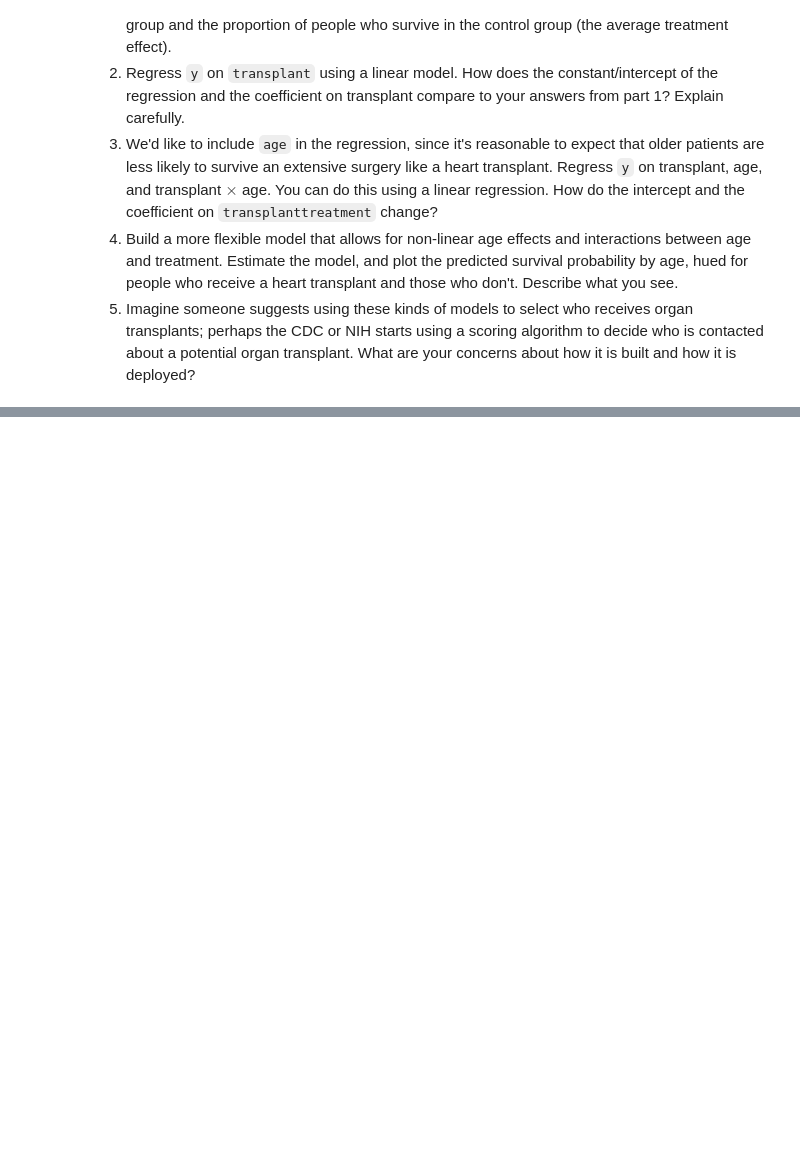
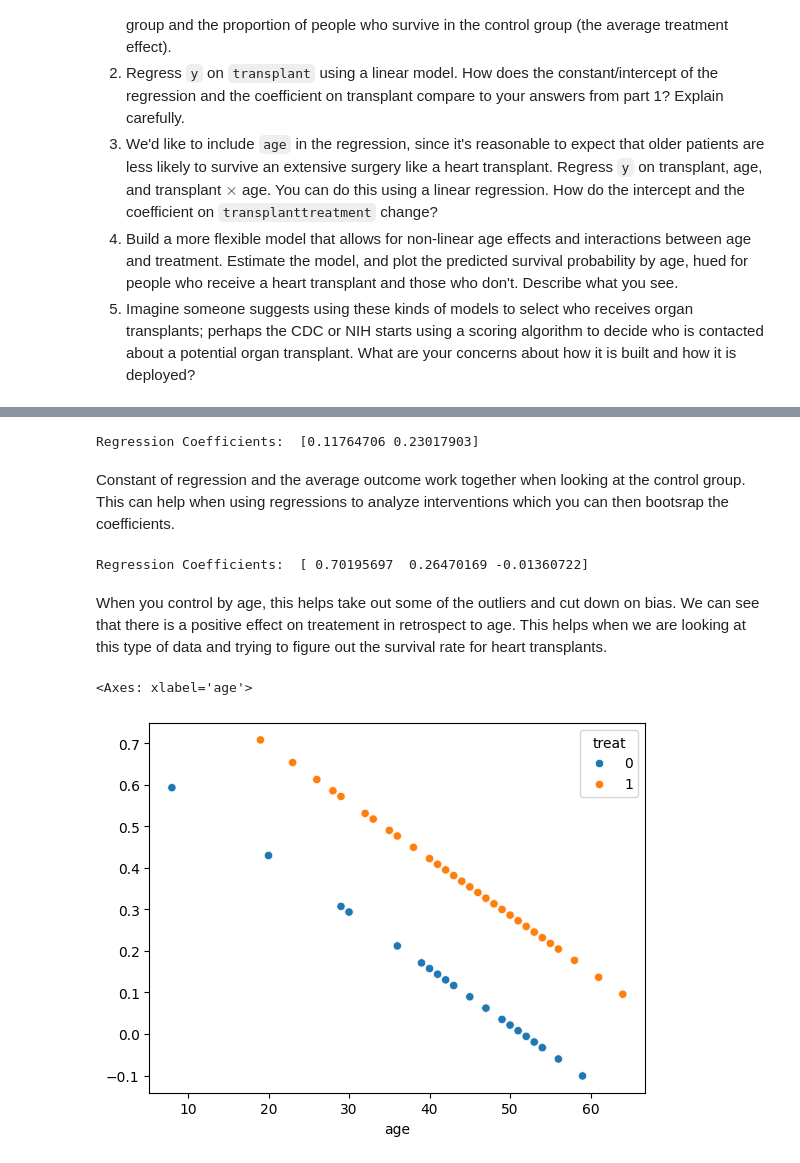
Before and after one commit to briseek/the_bootstrap3001, a Jupyter notebook: assignment_5.ipynb, the cells around one changed output, grey strips where cells are left out. Cells and saved outputs as stored; diff of their text form; code cells hidden in the pictures; blank space fills up the shorter version.

```diff
--- a/assignment_5.ipynb
+++ b/assignment_5.ipynb
@@ -156,3 +156,6 @@ max       35.000000
 3. We'd like to include `age` in the regression, since it's reasonable to expect that older patients are less likely to survive an extensive surgery like a heart transplant. Regress `y` on transplant, age, and transplant $\times$ age. You can do this using a linear regression. How do the intercept and the coefficient on `transplanttreatment` change?
 4. Build a more flexible model that allows for non-linear age effects and interactions between age and treatment. Estimate the model, and plot the predicted survival probability by age, hued for people who receive a heart transplant and those who don't. Describe what you see.
 5. Imagine someone suggests using these kinds of models to select who receives organ transplants; perhaps the CDC or NIH starts using a scoring algorithm to decide who is contacted about a potential organ transplant. What are your concerns about how it is built and how it is deployed?
+# %%
+df = pd.read_csv('/content/heart_hw.csv')
+df.tail()
@@ -158,0 +169,13 @@ max       35.000000
+# %%
+
+#q 1.
+
+df['treat'] = 0
+df['intercept'] = 1
+df.loc[ df['transplant']=='treatment','treat']=1
+
+print( pd.crosstab( df['transplant'], df['y']), '\n')
+
+# a.
+print('Proportion survived, control: ', 4/34, '\n')
+print('Average treatment effect: ', 24/(24+45)-4/(30+4))
@@ -158,0 +191,36 @@ max       35.000000
+# %%
+#q 2.
+
+from sklearn.linear_model import LinearRegression
+
+y = df['y']
+X = df.loc[:,['intercept', 'treat'] ]
+
+reg = LinearRegression(fit_intercept=False).fit(X,y)
+
+print('Regression Coefficients: ', reg.coef_)
+# %% [output]
+Regression Coefficients:  [0.11764706 0.23017903]
+# %% [markdown]
+ Constant of regression and the average outcome work together when looking at the control group. This can help when using regressions to analyze interventions which you can then bootsrap the coefficients.
+# %%
+#Q 3.
+
+from sklearn.linear_model import LinearRegression
+
+y = df['y']
+X = df.loc[:,['intercept', 'treat', 'age'] ]
+
+reg = LinearRegression(fit_intercept=False).fit(X,y)
+
+print('Regression Coefficients: ', reg.coef_)
+# %% [output]
+Regression Coefficients:  [ 0.70195697  0.26470169 -0.01360722]
+# %% [markdown]
+When you control by age, this helps take out some of the outliers and cut down on bias. We can see that there is a positive effect on treatement in retrospect to age. This helps when we are looking at this type of data and trying to figure out the survival rate for heart transplants.
+# %%
+y_hat = reg.predict(X)
+sns.scatterplot(x=df['age'], y = y_hat, hue = df['treat'])
+# %% [output]
+<Axes: xlabel='age'>
+[figure, added]
```
Also changed, not shown: parts of 6 cells of this notebook.
